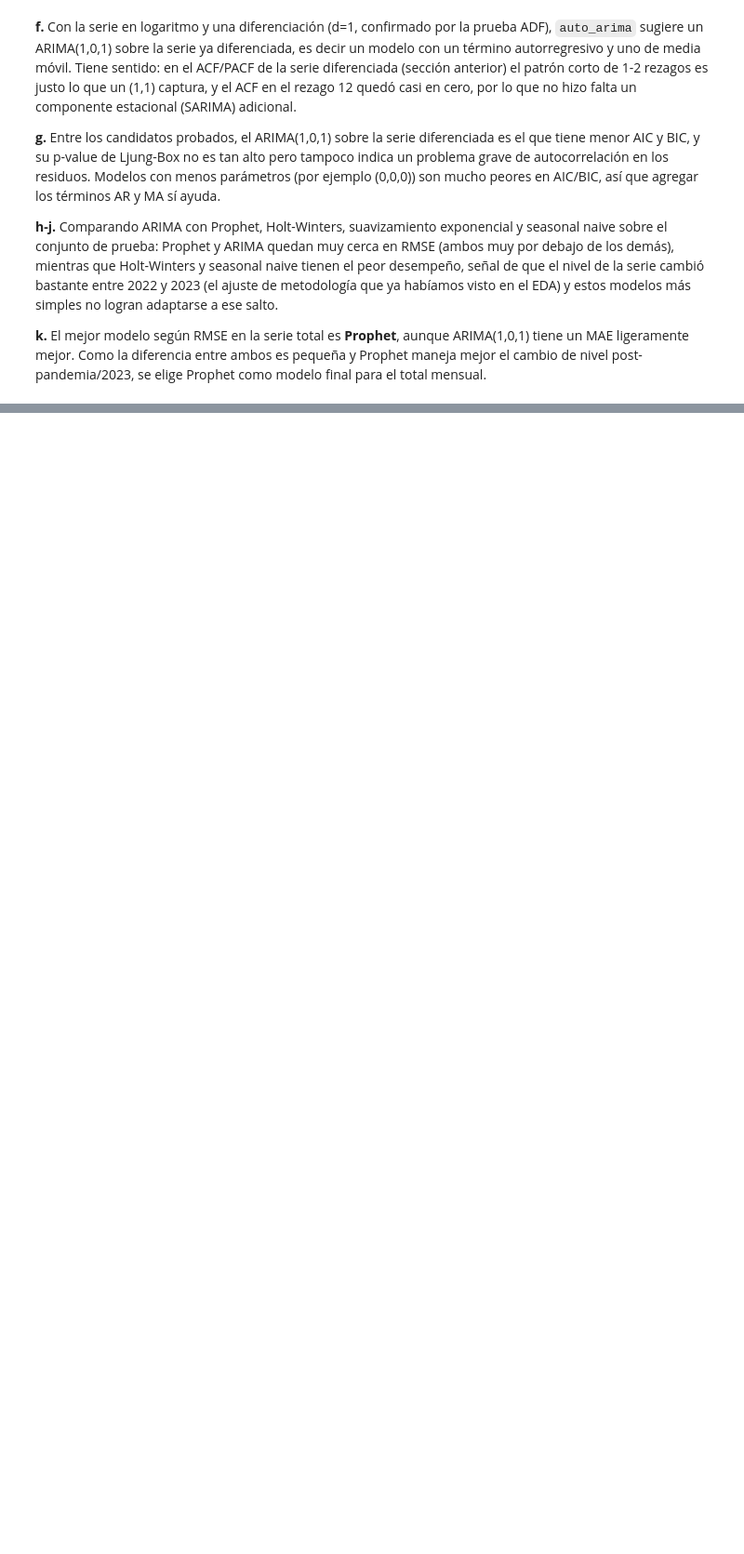
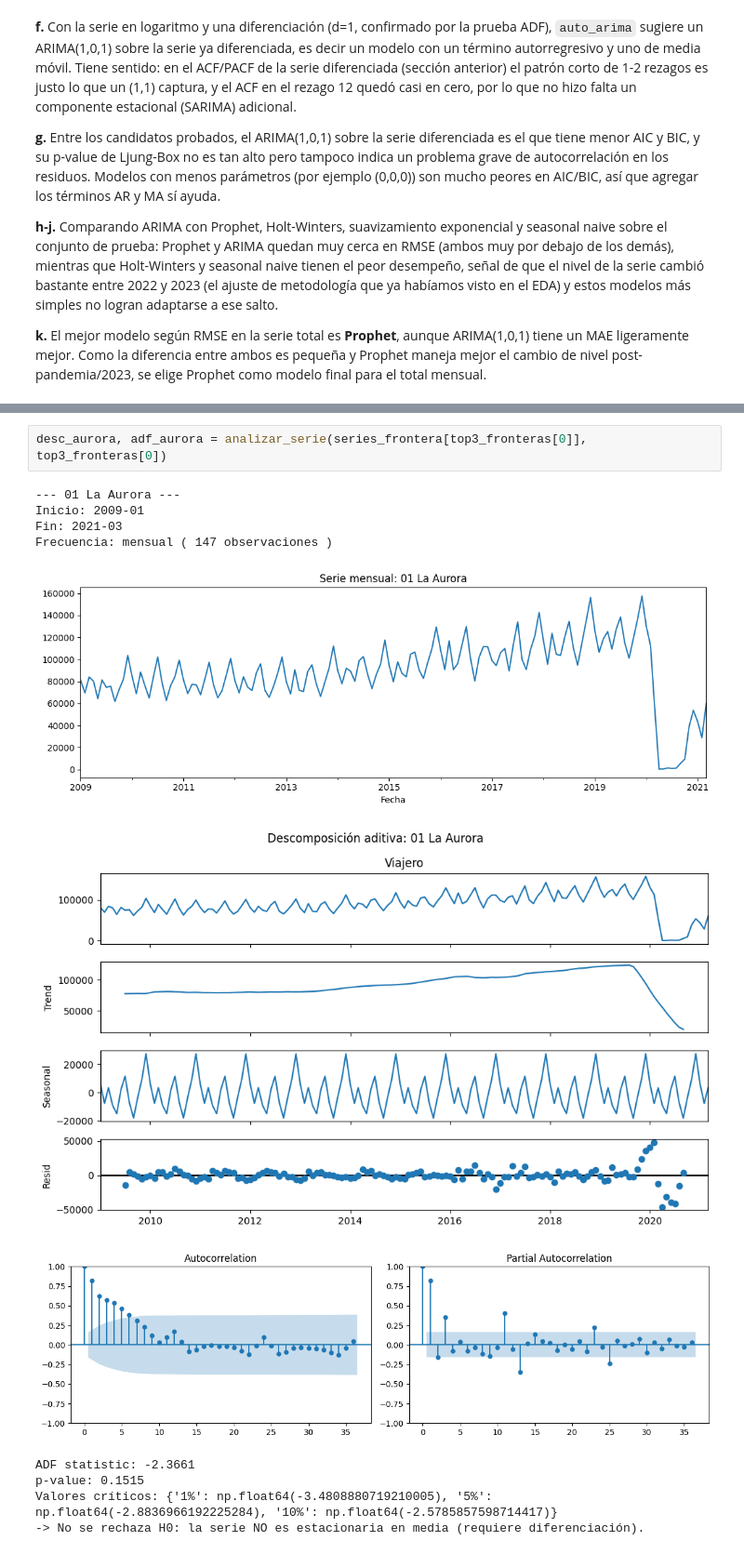
Before and after one commit to Qu3zada22/Laboratorio1-ds, a Jupyter notebook: lab1.ipynb, the cells around one changed output, grey strips where cells are left out. Shown at 93% size. Cells and saved outputs as stored; diff of their text form; blank space fills up the shorter version.

Commit message:
nálisis a-k (estacionariedad, ARIMA, y comparación de modelos) para las 3 fronteras

```diff
--- a/lab1.ipynb
+++ b/lab1.ipynb
@@ -629,0 +641,14 @@ res_total = modelar_serie(serie_total_train, serie_total_test, 'Total mensual de
+# %%
+desc_aurora, adf_aurora = analizar_serie(series_frontera[top3_fronteras[0]], top3_fronteras[0])
+# %% [output]
+--- 01 La Aurora ---
+Inicio: 2009-01
+Fin: 2021-03
+Frecuencia: mensual ( 147 observaciones )
+[figure, added]
+[figure, added]
+[figure, added]
+ADF statistic: -2.3661
+p-value: 0.1515
+Valores críticos: {'1%': np.float64(-3.4808880719210005), '5%': np.float64(-2.8836966192225284), '10%': np.float64(-2.5785857598714417)}
+-> No se rechaza H0: la serie NO es estacionaria en media (requiere diferenciación).
```
Also changed, not shown: parts of 23 cells of this notebook, 2 other files.
